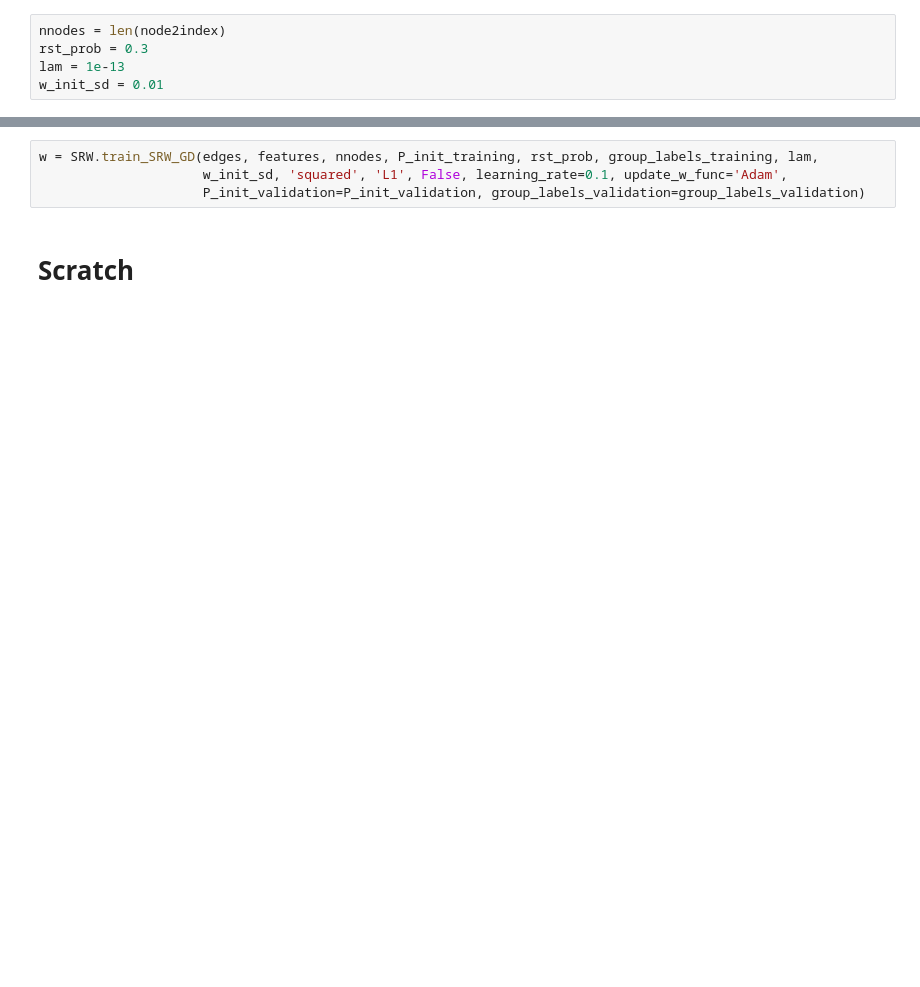
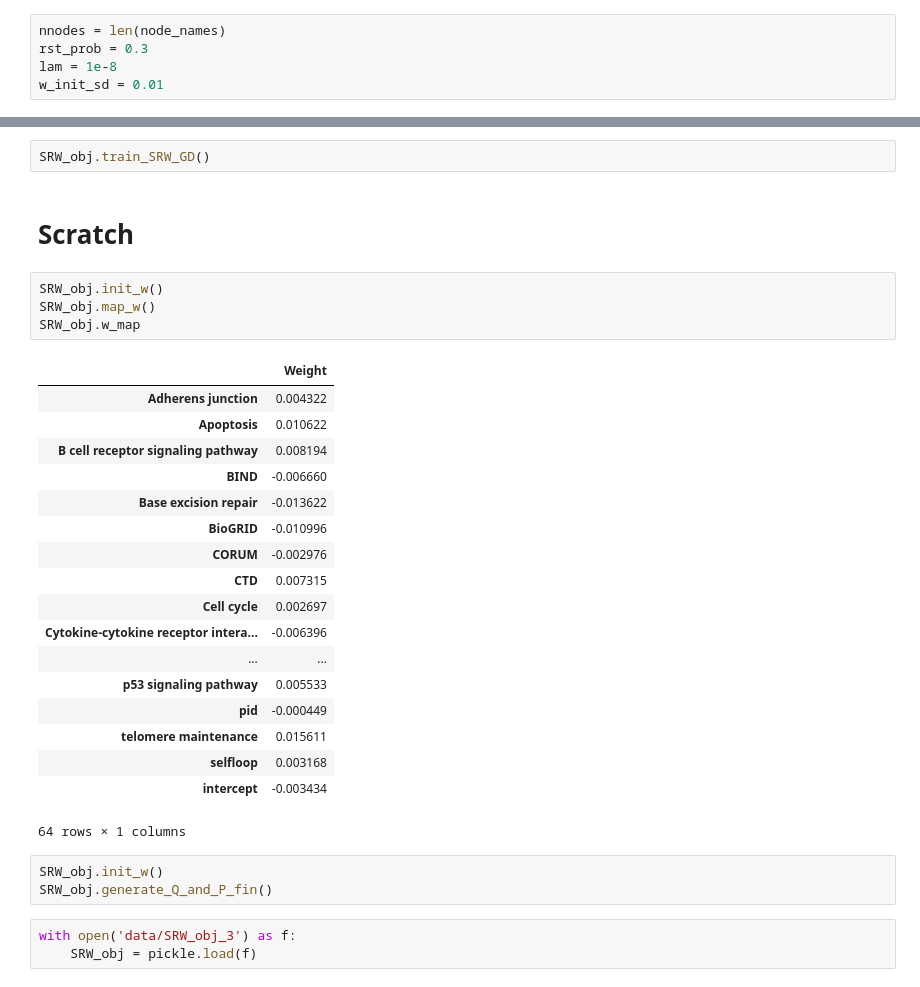
Before and after one commit to wzhang1984/NBSS, a Jupyter notebook: SRW_cookbook_BRCA.ipynb, the cells around one changed output, grey strips where cells are left out. Saved outputs shown, nothing was run; the diff lists cells and outputs as text; blank space fills up the shorter version.

```diff
--- a/SRW_cookbook_BRCA.ipynb
+++ b/SRW_cookbook_BRCA.ipynb
@@ -23,5 +27,5 @@ group_labels_validation = SRW.load_grouplabels('data/BRCA_validation_lables.txt'
 # %%
-nnodes = len(node2index)
+nnodes = len(node_names)
 rst_prob = 0.3
-lam = 1e-13
+lam = 1e-8
 w_init_sd = 0.01
@@ -45,6 +68,33 @@ w_init_sd = 0.01
-# %%
-w = SRW.train_SRW_GD(edges, features, nnodes, P_init_training, rst_prob, group_labels_training, lam,
-                     w_init_sd, 'squared', 'L1', False, learning_rate=0.1, update_w_func='Adam',
-                     P_init_validation=P_init_validation, group_labels_validation=group_labels_validation)
+# %%
+SRW_obj.train_SRW_GD()
 # %% [markdown]
 # Scratch
+# %%
+SRW_obj.init_w()
+SRW_obj.map_w()
+SRW_obj.w_map
+# %% [output]
+|  | Weight |
+| Adherens junction | 0.004322 |
+| Apoptosis | 0.010622 |
+| B cell receptor signaling pathway | 0.008194 |
+| BIND | -0.006660 |
+| Base excision repair | -0.013622 |
+| BioGRID | -0.010996 |
+| CORUM | -0.002976 |
+| CTD | 0.007315 |
+| Cell cycle | 0.002697 |
+| Cytokine-cytokine receptor intera... | -0.006396 |
+| ... | ... |
+| p53 signaling pathway | 0.005533 |
+| pid | -0.000449 |
+| telomere maintenance | 0.015611 |
+| selfloop | 0.003168 |
+| intercept | -0.003434 |
+64 rows × 1 columns
+# %%
+SRW_obj.init_w()
+SRW_obj.generate_Q_and_P_fin()
+# %%
+with open('data/SRW_obj_3') as f:
+    SRW_obj = pickle.load(f)
```
Also changed, not shown: parts of 13 cells of this notebook, 3 other files.
